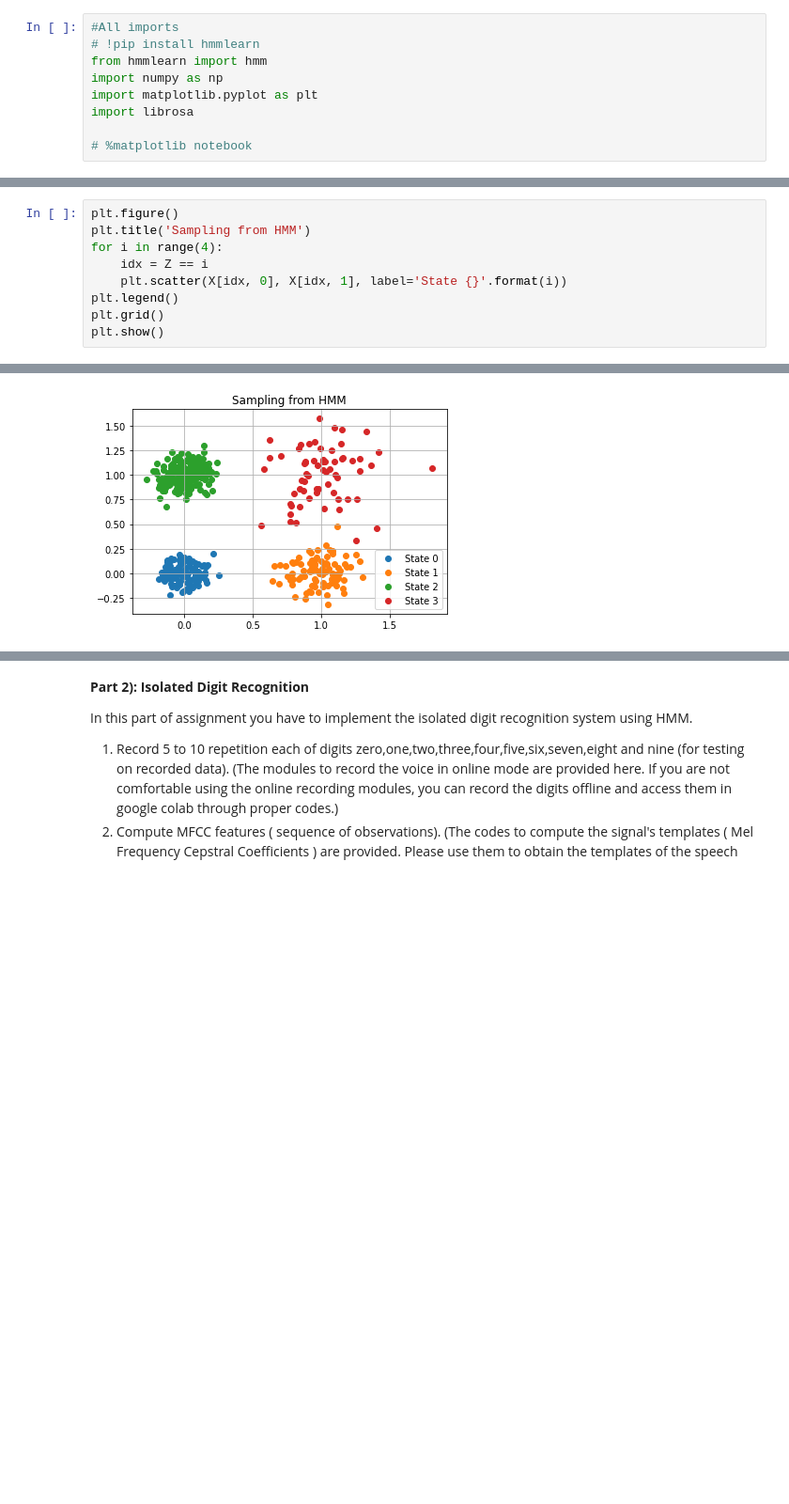
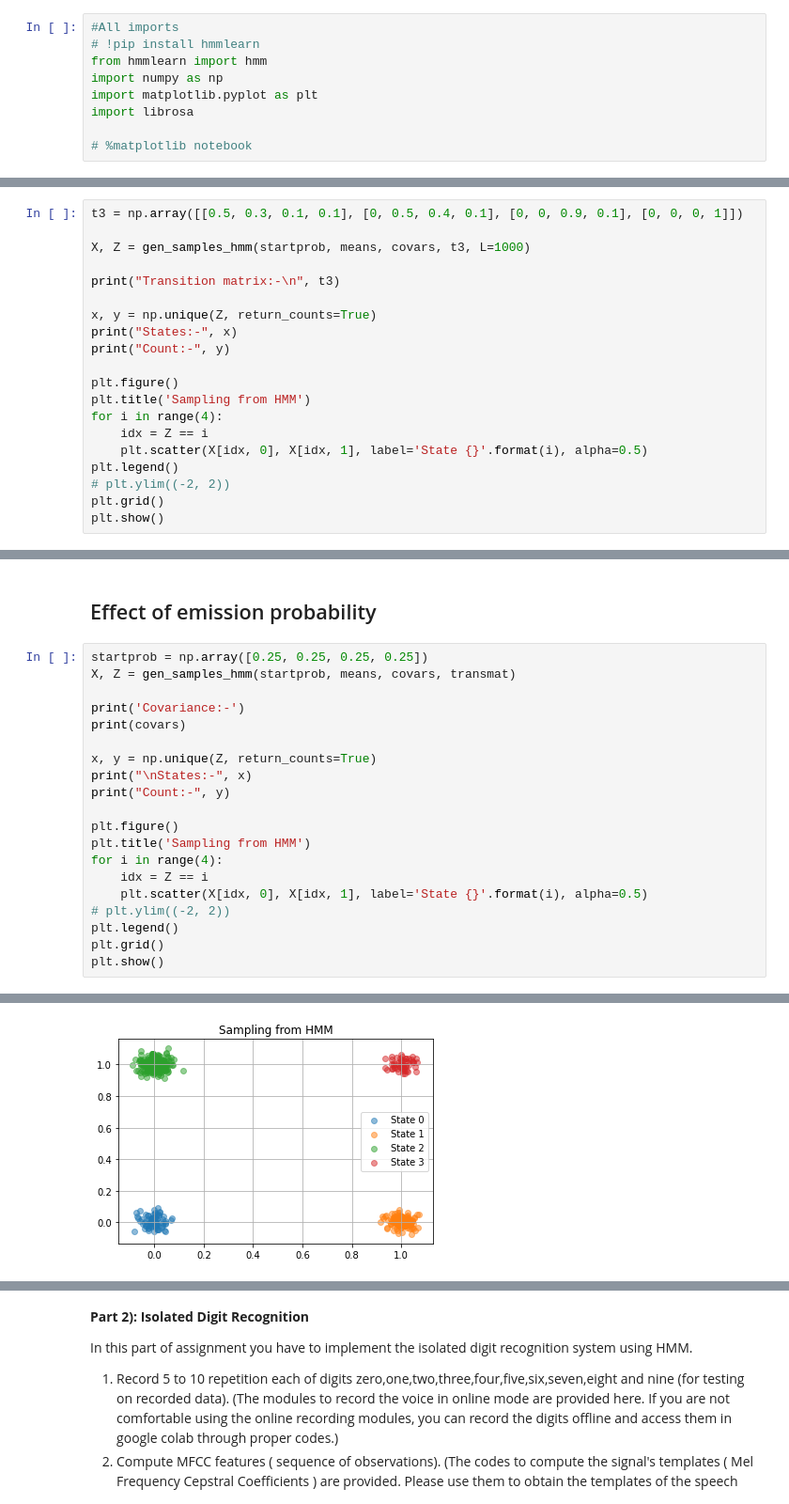
Before and after one commit to TUdayKiranReddy/PRML, a Jupyter notebook: Coding_assignments/Assignment_6/Programming_Assignment-06-HMM.ipynb, the cells around one changed output, grey strips where cells are left out. Shown: that part at 94% size. Cells and saved outputs as stored; diff of their text form; blank space fills up the shorter version.

```diff
--- a/Coding_assignments/Assignment_6/Programming_Assignment-06-HMM.ipynb
+++ b/Coding_assignments/Assignment_6/Programming_Assignment-06-HMM.ipynb
@@ -78,0 +161,20 @@ X, Z = model.sample(500)
+# %%
+t3 = np.array([[0.5, 0.3, 0.1, 0.1], [0, 0.5, 0.4, 0.1], [0, 0, 0.9, 0.1], [0, 0, 0, 1]])
+
+X, Z = gen_samples_hmm(startprob, means, covars, t3, L=1000)
+
+print("Transition matrix:-\n", t3)
+
+x, y = np.unique(Z, return_counts=True)
+print("States:-", x)
+print("Count:-", y)
+
+plt.figure()
+plt.title('Sampling from HMM')
+for i in range(4):
+    idx = Z == i
+    plt.scatter(X[idx, 0], X[idx, 1], label='State {}'.format(i), alpha=0.5)
+plt.legend()
+# plt.ylim((-2, 2))
+plt.grid()
+plt.show()
@@ -79,9 +190,22 @@ X, Z = model.sample(500)
+# %% [markdown]
+## Effect of emission probability
 # %%
+startprob = np.array([0.25, 0.25, 0.25, 0.25])
+X, Z = gen_samples_hmm(startprob, means, covars, transmat)
+
+print('Covariance:-')
+print(covars)
+
+x, y = np.unique(Z, return_counts=True)
+print("\nStates:-", x)
+print("Count:-", y)
+
 plt.figure()
 plt.title('Sampling from HMM')
 for i in range(4):
     idx = Z == i
-    plt.scatter(X[idx, 0], X[idx, 1], label='State {}'.format(i))
+    plt.scatter(X[idx, 0], X[idx, 1], label='State {}'.format(i), alpha=0.5)
+# plt.ylim((-2, 2))
 plt.legend()
 plt.grid()
 plt.show()
@@ -89 +228 @@ plt.show()
-[figure, old version]
+[figure, new version]
```
Also changed, not shown: parts of 7 cells of this notebook.
